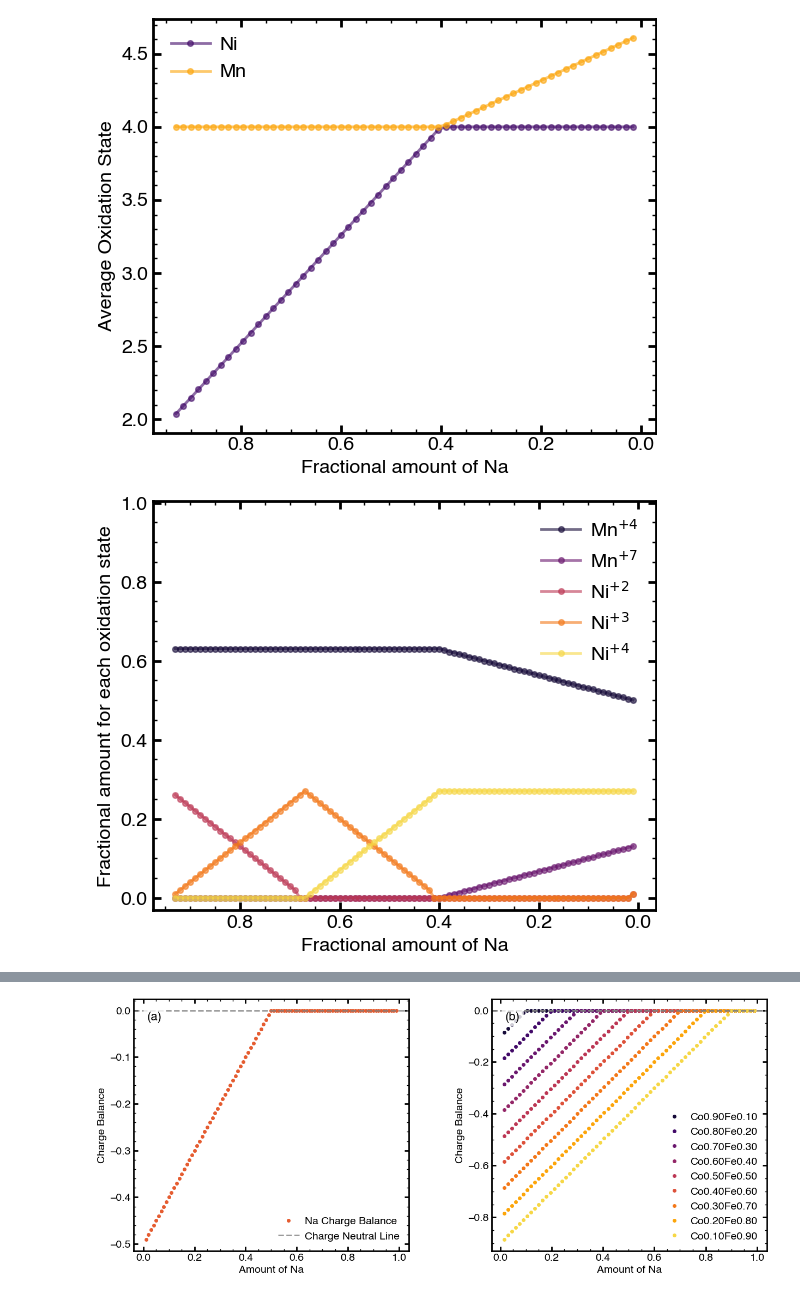
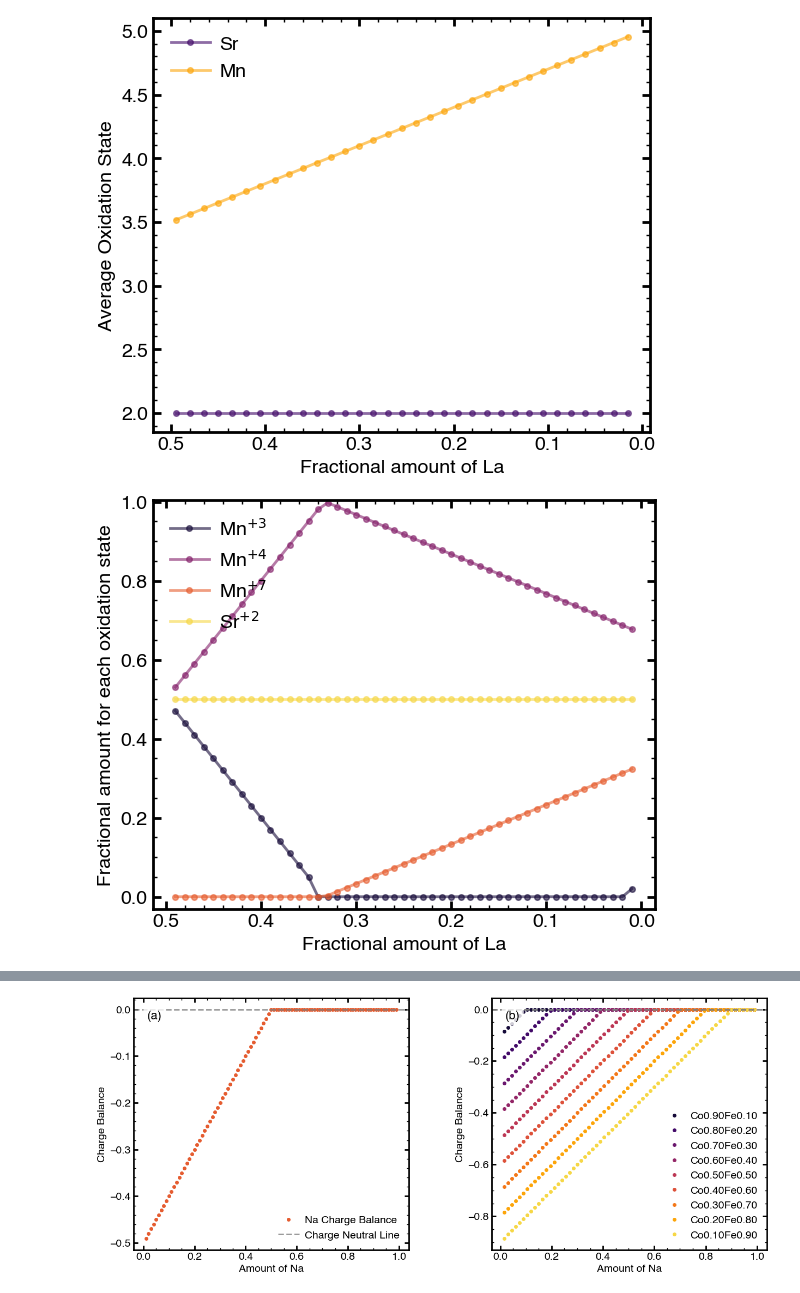
Before and after one commit to RedHorizonss/apprOXimate, a Jupyter notebook: plotting_notebooks/publication_plots.ipynb, the cells around one changed output, grey strips where cells are left out. Cells and saved outputs as stored; diff of their text form; code cells hidden in the pictures.

```diff
--- a/plotting_notebooks/publication_plots.ipynb
+++ b/plotting_notebooks/publication_plots.ipynb
@@ -3,14 +3,14 @@ from cleaningup_plottingcode import *
 # %%
 analyzer = ApprOXimate()
 # %%
-formula_string = "Na0.94Ni0.27Mn0.63O2"
+formula_string = "La0.5Sr0.5MnO3"
 
-plot_avg_oxidation_states(analyzer, formula=formula_string, alkali_metal='Na', interval=0.015, max_range=2.0,
+plot_avg_oxidation_states(analyzer, formula=formula_string, alkali_metal='La', interval=0.015, max_range=2.0,
                              colormap='inferno', cmap_range=(0.2, 0.8))
 
 plot_individual_oxidation_states(analyzer, formula=formula_string,
-                                     alkali_metal='Na', interval=0.01, max_range=1.0,
+                                     alkali_metal='La', interval=0.01, max_range=1.0,
                                      colormap='inferno', cmap_range=(0.1, 0.9))
 # %% [output]
-[figure, old version]
+[figure, new version]
-[figure, old version]
+[figure, new version]
```
Also changed, not shown: parts of 2 cells of this notebook, 10 other files.
